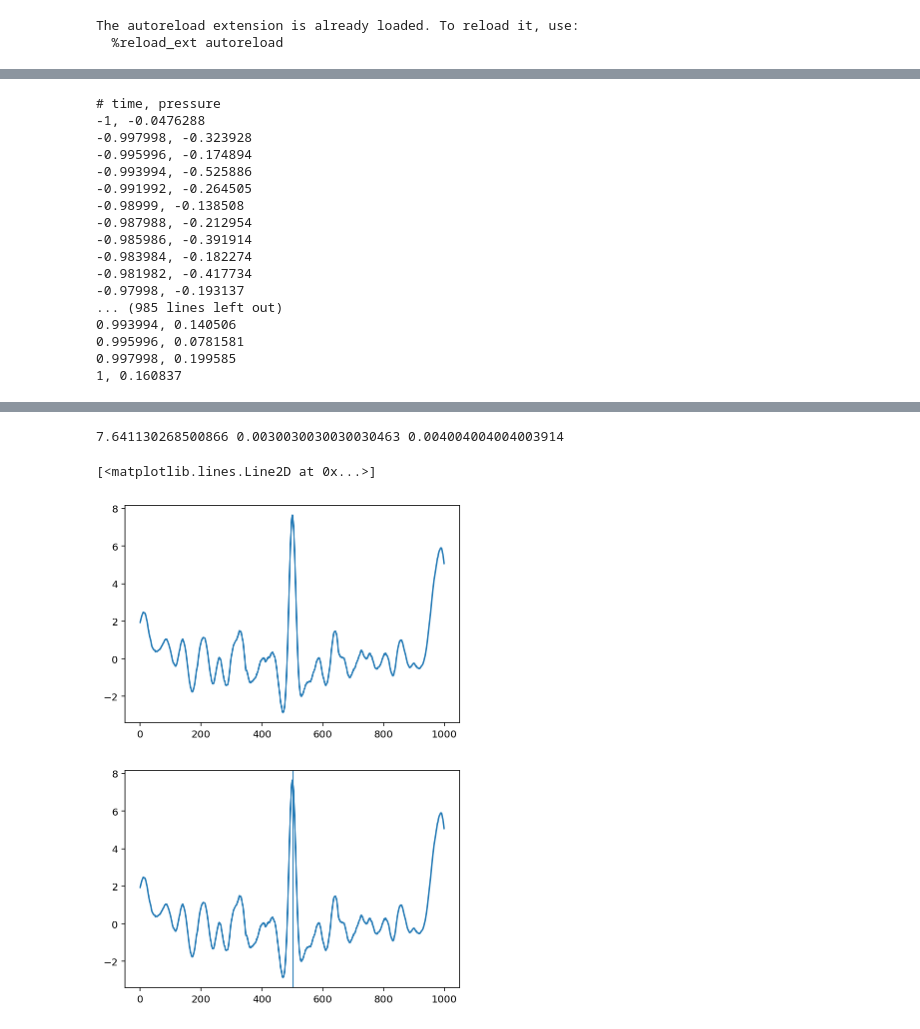
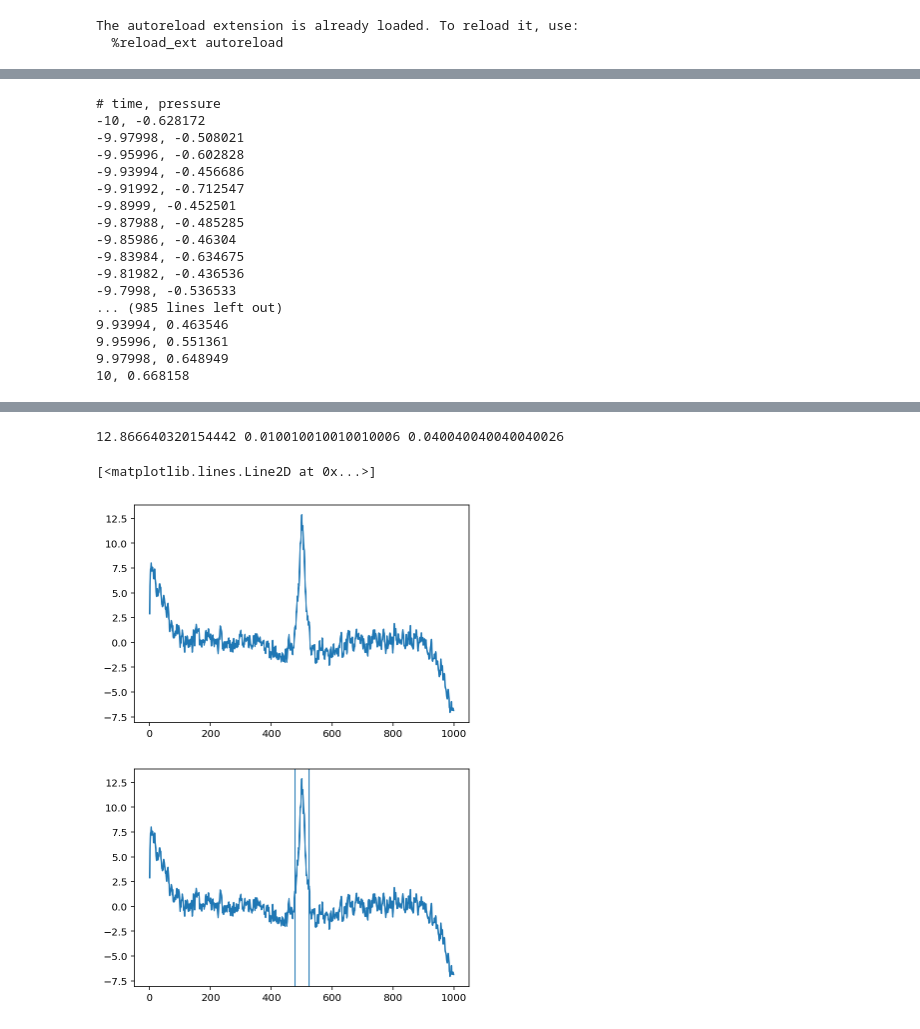
Before and after one commit to BoiseStatePlanetary/muldoon, a Jupyter notebook: examples/Making Muldoon.ipynb, the cells around one changed output, grey strips where cells are left out. Cells and saved outputs as stored; diff of their text form; code cells hidden in the pictures.

Commit message:
Cleaning up the detection scheme

```diff
--- a/examples/Making Muldoon.ipynb
+++ b/examples/Making Muldoon.ipynb
@@ -16,12 +16,12 @@ The autoreload extension is already loaded. To reload it, use:
   %reload_ext autoreload
 # %%
 # Create time-series
-time = np.linspace(-1, 1, 1000)
+time = np.linspace(-10, 10, 1000)
 baseline = 0.
 slope = 1.
 t0 = 0.
 DeltaP = 1.
-Gamma = 0.01
+Gamma = 0.5
 profile = modified_lorentzian(time, baseline, slope, t0, DeltaP, Gamma) + normal(scale=slope/10., size=len(time))
 mt = MetTimeseries(time, profile)
 # %%
@@ -45,22 +45,22 @@ write_str = mt.write_out_detrended_timeseries(test_mode=True)
 print(write_str);
 # %% [output]
 # time, pressure
--1, -0.0476288
--0.997998, -0.323928
--0.995996, -0.174894
--0.993994, -0.525886
--0.991992, -0.264505
--0.98999, -0.138508
--0.987988, -0.212954
--0.985986, -0.391914
--0.983984, -0.182274
--0.981982, -0.417734
--0.97998, -0.193137
+-10, -0.628172
+-9.97998, -0.508021
+-9.95996, -0.602828
+-9.93994, -0.456686
+-9.91992, -0.712547
+-9.8999, -0.452501
+-9.87988, -0.485285
+-9.85986, -0.46304
+-9.83984, -0.634675
+-9.81982, -0.436536
+-9.7998, -0.536533
 ... (985 lines left out)
-0.993994, 0.140506
-0.995996, 0.0781581
-0.997998, 0.199585
-1, 0.160837
+9.93994, 0.463546
+9.95996, 0.551361
+9.97998, 0.648949
+10, 0.668158
 # %%
 from scipy.stats import mode
 print(mt.time[1:] - mt.time[0:-1])
@@ -85,7 +85,7 @@ print(mode(mt.time[1:] - mt.time[0:-1]).mode[0])
 0.002002002002001957
 # %%
 # plt.plot(mt.time, profile)
-conv = mt.apply_lorentzian_matched_filter(10.*Gamma, 1./np.pi)
+conv = mt.apply_lorentzian_matched_filter(2.*mt.sampling, 1./np.pi)
 mx_ind = np.argmax(mt.convolution)
 
 print(mt.convolution[mx_ind], np.abs(mt.time[mx_ind]), 2.*mt.sampling)
@@ -95,16 +95,17 @@ plt.plot(mt.convolution)
 # Make sure convolution returns a strong peak at the right time
 # assert ((np.abs(mt.time[mx_ind]) < Gamma) & (mt.convolution[mx_ind] > 7.))
 # %% [output]
-7.641130268500866 0.0030030030030030463 0.004004004004003914
+12.866640320154442 0.010010010010010006 0.040040040040040026
 [<matplotlib.lines.Line2D at 0x...>]
-[figure, old version]
+[figure, new version]
 # %%
 # Test find_vortices
-times, peak_widths = mt.find_vortices(detection_threshold=7)
+peak_indices, peak_widths = mt.find_vortices(detection_threshold=7)
 plt.plot(mt.convolution)
-plt.axvline(times[0])
+plt.axvline(peak_indices[0] - peak_widths[0])
+plt.axvline(peak_indices[0] + peak_widths[0])
 
 # Make sure the max peak in the convolution is the
-assert(mt.time[times[0]] < Gamma)
+assert(mt.time[peak_indices[0]] < Gamma)
 # %% [output]
-[figure, old version]
+[figure, new version]
```
Also changed, not shown: parts of 4 cells of this notebook, 3 other files.
